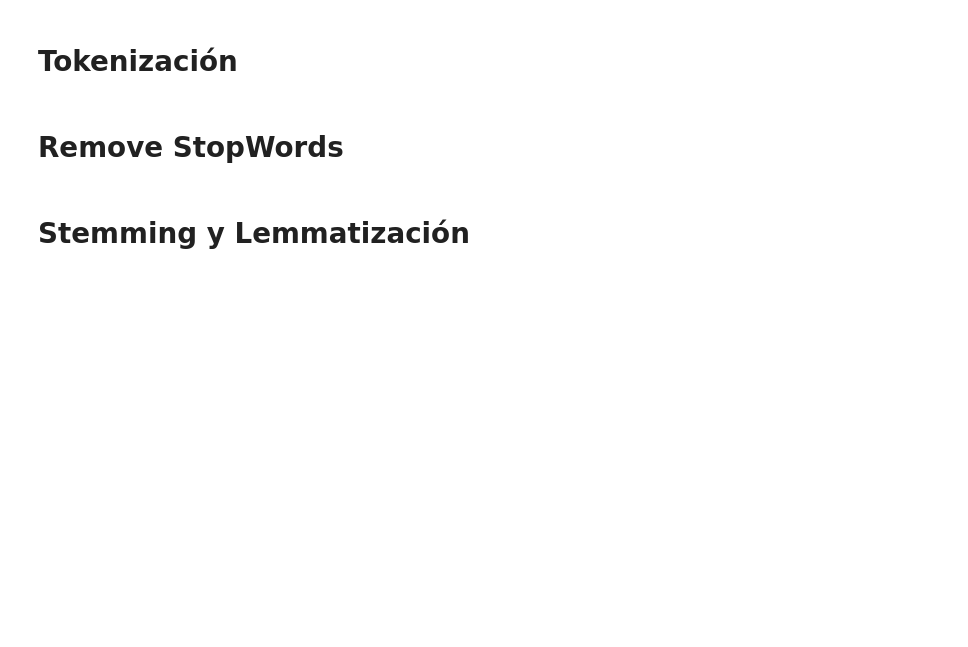
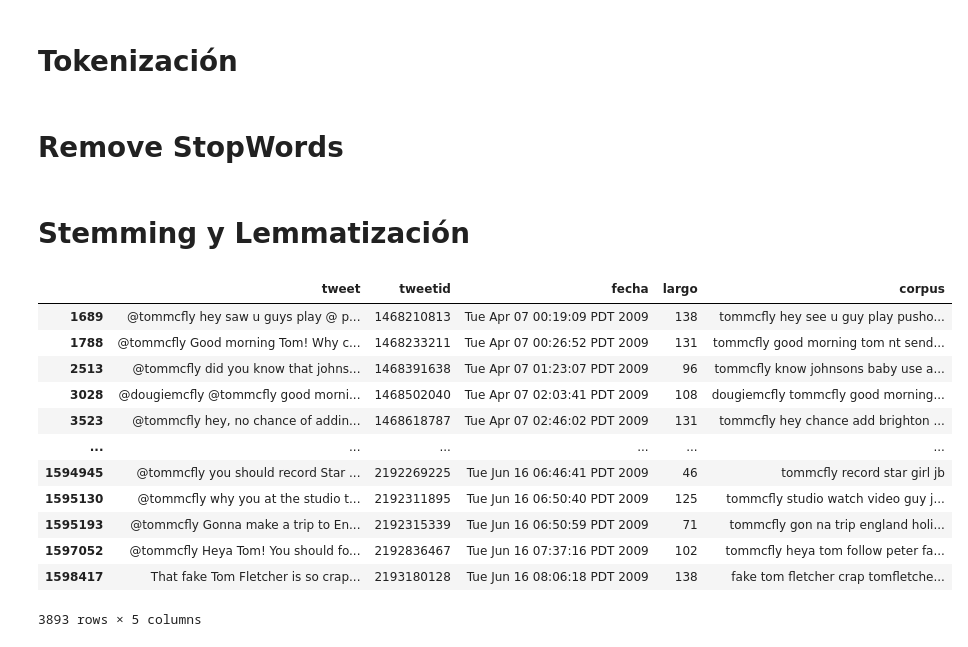
Before and after one commit to JS-DS-coder/Algoritmos, a Jupyter notebook: tweets.ipynb, the cells around one changed output. Cells and saved outputs as stored; diff of their text form; code cells hidden in the pictures; blank space fills up the shorter version.

```diff
--- a/tweets.ipynb
+++ b/tweets.ipynb
@@ -184 +168,17 @@ dataset1["corpus"] = Transformacion(dataset1.tweet)
+# %%
+dataset2
+# %% [output]
+|  | tweet | tweetid | fecha | largo | corpus |
+| 1689 | @tommcfly hey saw u guys play @ p... | 1468210813 | Tue Apr 07 00:19:09 PDT 2009 | 138 | tommcfly hey see u guy play pusho... |
+| 1788 | @tommcfly Good morning Tom! Why c... | 1468233211 | Tue Apr 07 00:26:52 PDT 2009 | 131 | tommcfly good morning tom nt send... |
+| 2513 | @tommcfly did you know that johns... | 1468391638 | Tue Apr 07 01:23:07 PDT 2009 | 96 | tommcfly know johnsons baby use a... |
+| 3028 | @dougiemcfly @tommcfly good morni... | 1468502040 | Tue Apr 07 02:03:41 PDT 2009 | 108 | dougiemcfly tommcfly good morning... |
+| 3523 | @tommcfly hey, no chance of addin... | 1468618787 | Tue Apr 07 02:46:02 PDT 2009 | 131 | tommcfly hey chance add brighton ... |
+| ... | ... | ... | ... | ... | ... |
+| 1594945 | @tommcfly you should record Star ... | 2192269225 | Tue Jun 16 06:46:41 PDT 2009 | 46 | tommcfly record star girl jb |
+| 1595130 | @tommcfly why you at the studio t... | 2192311895 | Tue Jun 16 06:50:40 PDT 2009 | 125 | tommcfly studio watch video guy j... |
+| 1595193 | @tommcfly Gonna make a trip to En... | 2192315339 | Tue Jun 16 06:50:59 PDT 2009 | 71 | tommcfly gon na trip england holi... |
+| 1597052 | @tommcfly Heya Tom! You should fo... | 2192836467 | Tue Jun 16 07:37:16 PDT 2009 | 102 | tommcfly heya tom follow peter fa... |
+| 1598417 | That fake Tom Fletcher is so crap... | 2193180128 | Tue Jun 16 08:06:18 PDT 2009 | 138 | fake tom fletcher crap tomfletche... |
+3893 rows × 5 columns
 # %%
```
Also changed, not shown: parts of 7 cells of this notebook.
